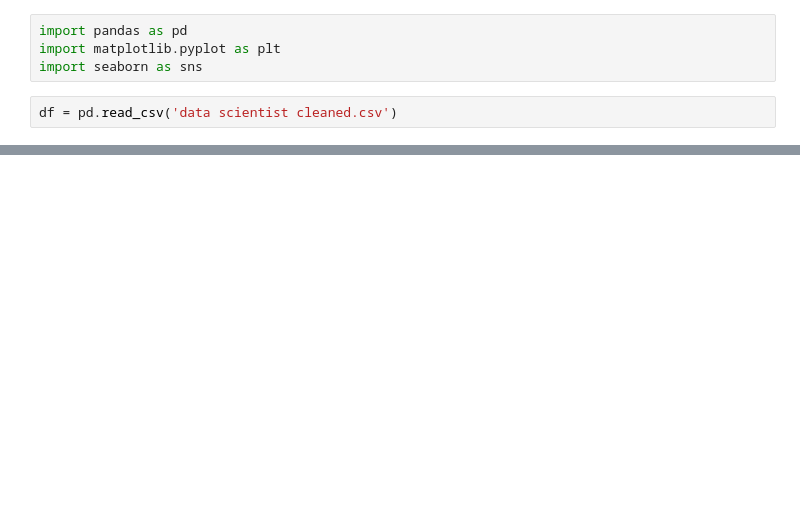
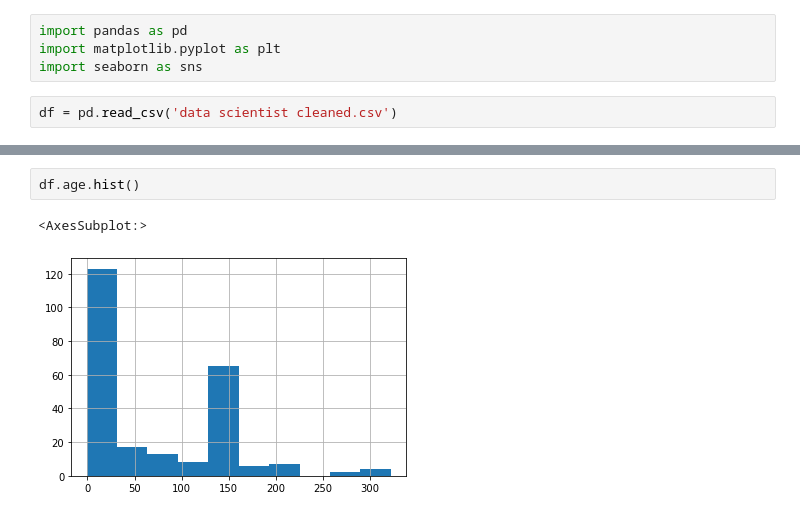
Before and after one commit to Mausoleoo/Salary_Prediction, a Jupyter notebook: Data EDA.ipynb, the cells around one changed output, grey strips where cells are left out. Cells and saved outputs as stored; diff of their text form; blank space fills up the shorter version.

```diff
--- a/Data EDA.ipynb
+++ b/Data EDA.ipynb
@@ -26,0 +49,5 @@ Index(['company', 'job title', 'location', 'job description',
+# %%
+df.age.hist()
+# %% [output]
+<AxesSubplot:>
+[figure, added]
```
Also changed, not shown: parts of 20 cells of this notebook, 1 other file.
